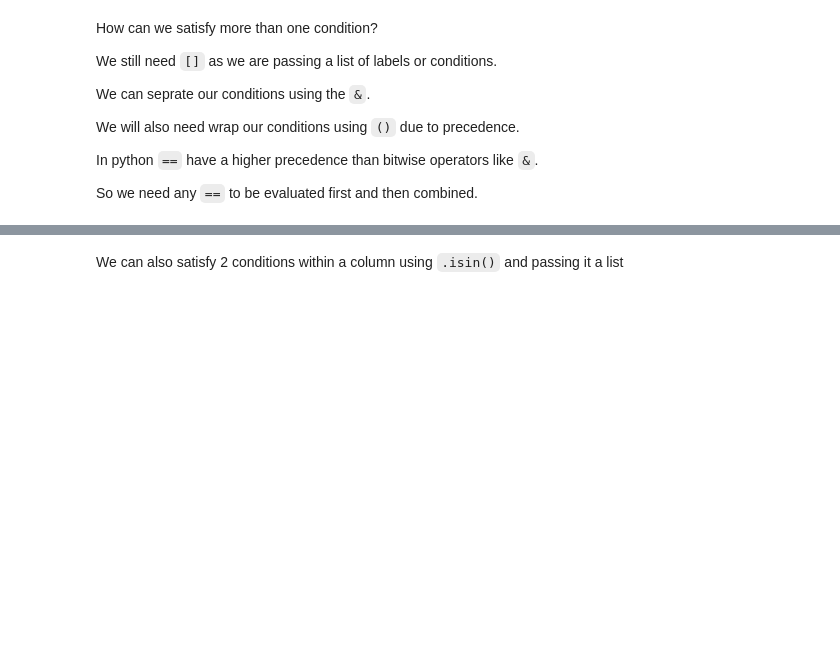
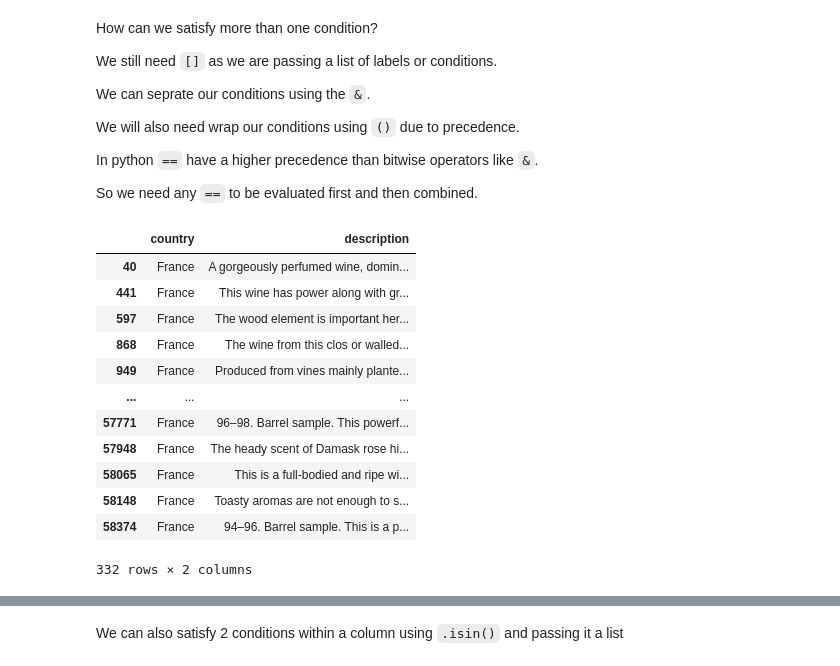
Before and after one commit to PKimes99/Analytics-through-coding-in-class, a Jupyter notebook: Session_1/Pandas.ipynb, the cells around one changed output, grey strips where cells are left out. Saved outputs shown, nothing was run; the diff lists cells and outputs as text; code cells hidden in the pictures; blank space fills up the shorter version.

```diff
--- a/Session_1/Pandas.ipynb
+++ b/Session_1/Pandas.ipynb
@@ -273,3 +273,19 @@ We will also need wrap our conditions using `()` due to precedence.
 In python `==` have a higher precedence than bitwise operators like `&`.
 
 So we need any `==` to be evaluated first and then combined.
+# %%
+reviews.loc[(reviews.country == "France") & (reviews.points >= 95), ["country", "description"]]
+# %% [output]
+|  | country | description |
+| 40 | France | A gorgeously perfumed wine, domin... |
+| 441 | France | This wine has power along with gr... |
+| 597 | France | The wood element is important her... |
+| 868 | France | The wine from this clos or walled... |
+| 949 | France | Produced from vines mainly plante... |
+| ... | ... | ... |
+| 57771 | France | 96–98. Barrel sample. This powerf... |
+| 57948 | France | The heady scent of Damask rose hi... |
+| 58065 | France | This is a full-bodied and ripe wi... |
+| 58148 | France | Toasty aromas are not enough to s... |
+| 58374 | France | 94–96. Barrel sample. This is a p... |
+332 rows × 2 columns
```
Also changed, not shown: parts of 14 cells of this notebook.
